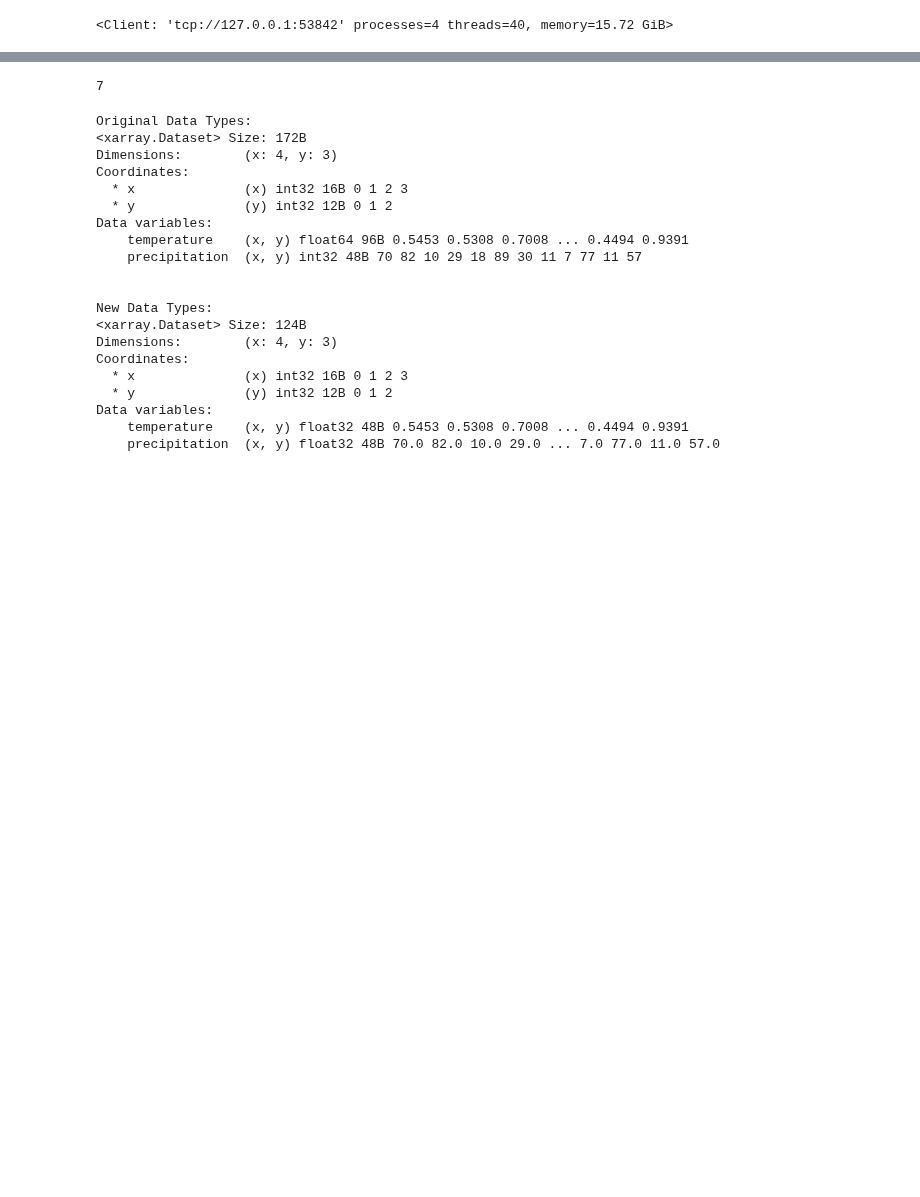
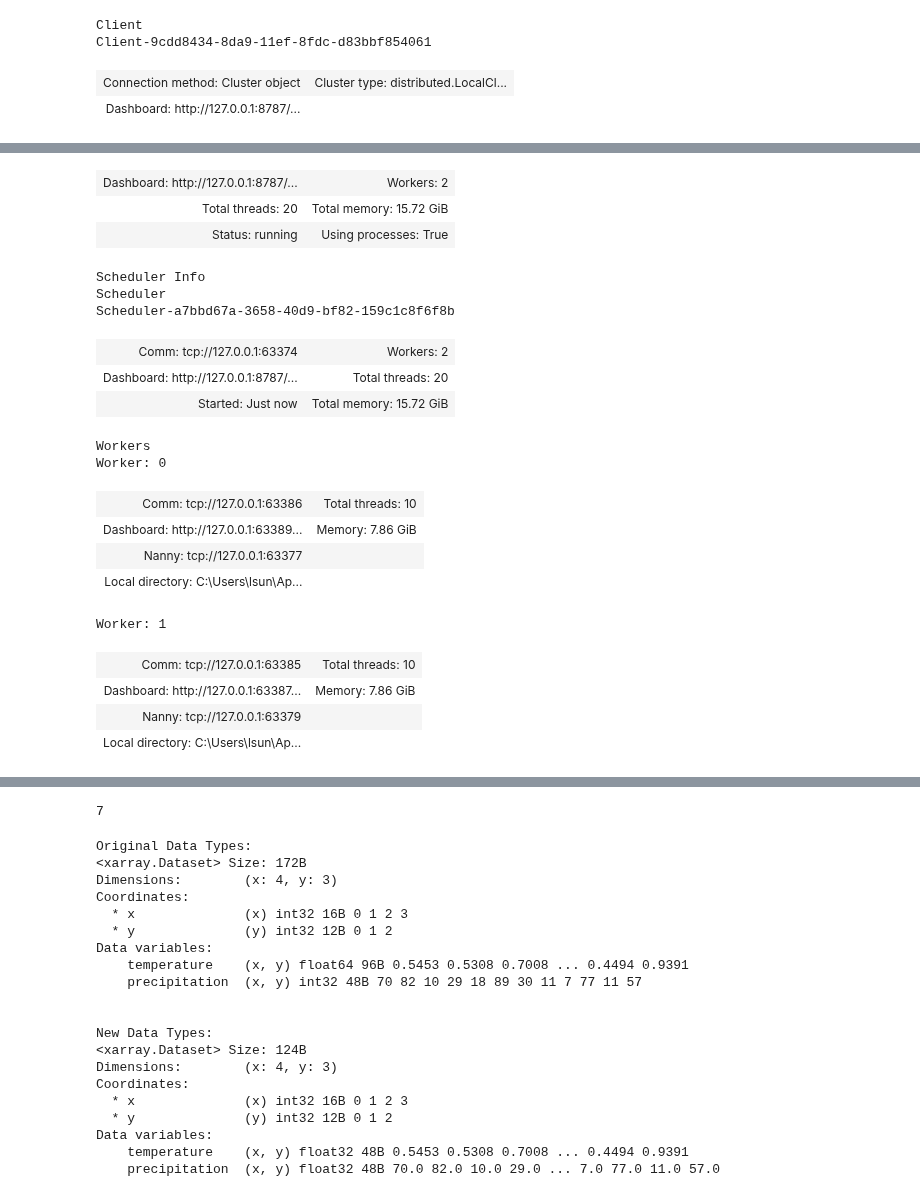
Before and after one commit to aaradar/LEAF_runner, a Jupyter notebook: Mosaic.ipynb, the cells around one changed output, grey strips where cells are left out. Cells and saved outputs as stored; diff of their text form; code cells hidden in the pictures; blank space fills up the shorter version.

```diff
--- a/Mosaic.ipynb
+++ b/Mosaic.ipynb
@@ -15,8 +15,11 @@ import LEAFProduction as LP
 # %%
 from dask.distributed import LocalCluster
 
-cluster = LocalCluster(n_workers = 4, threads_per_worker = 10) # Refined through testing
+cluster = LocalCluster(n_workers = 2, threads_per_worker = 10) # Refined through testing
 client = cluster.get_client()
 client # Can open in other window by clicking 'Dashboard' link below
 # %% [output]
-<Client: 'tcp://127.0.0.1:53842' processes=4 threads=40, memory=15.72 GiB>
+Client
+Client-9cdd8434-8da9-11ef-8fdc-d83bbf854061
+| Connection method: Cluster object | Cluster type: distributed.LocalCl... |
+| Dashboard: http://127.0.0.1:8787/... |  |
@@ -29,3 +29,23 @@ client # Can open in other window by clicking 'Dashboard' link below
+| Dashboard: http://127.0.0.1:8787/... | Workers: 2 |
+| Total threads: 20 | Total memory: 15.72 GiB |
+| Status: running | Using processes: True |
+Scheduler Info
+Scheduler
+Scheduler-a7bbd67a-3658-40d9-bf82-159c1c8f6f8b
+| Comm: tcp://127.0.0.1:63374 | Workers: 2 |
+| Dashboard: http://127.0.0.1:8787/... | Total threads: 20 |
+| Started: Just now | Total memory: 15.72 GiB |
+Workers
+Worker: 0
+| Comm: tcp://127.0.0.1:63386 | Total threads: 10 |
+| Dashboard: http://127.0.0.1:63389... | Memory: 7.86 GiB |
+| Nanny: tcp://127.0.0.1:63377 |  |
+| Local directory: C:\Users\lsun\Ap... |  |
+Worker: 1
+| Comm: tcp://127.0.0.1:63385 | Total threads: 10 |
+| Dashboard: http://127.0.0.1:63387... | Memory: 7.86 GiB |
+| Nanny: tcp://127.0.0.1:63379 |  |
+| Local directory: C:\Users\lsun\Ap... |  |
 # %%
 ottawa_region = {
     'type': 'Polygon',
```
Also changed, not shown: parts of 3 cells of this notebook, 2 other files.
